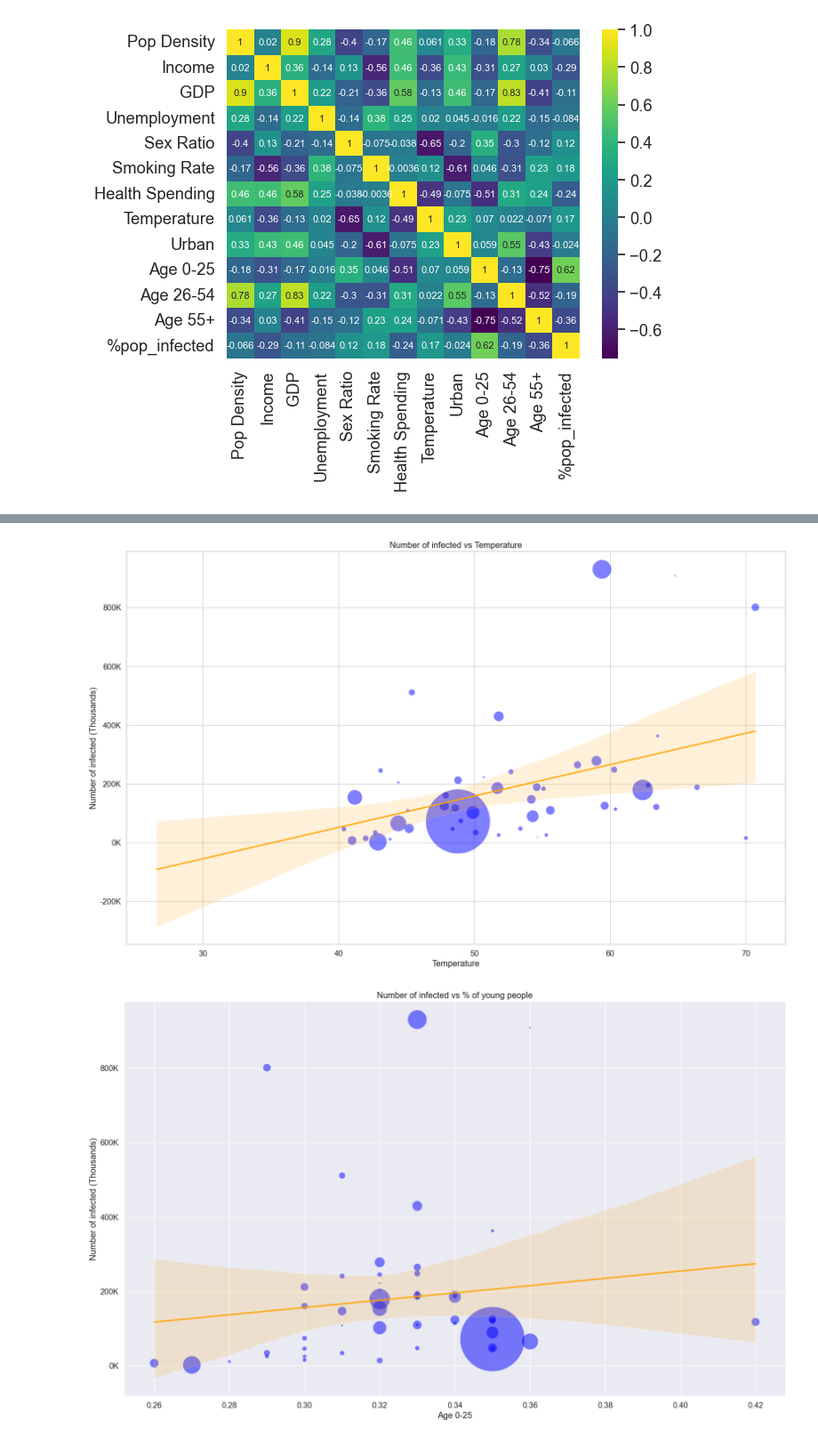
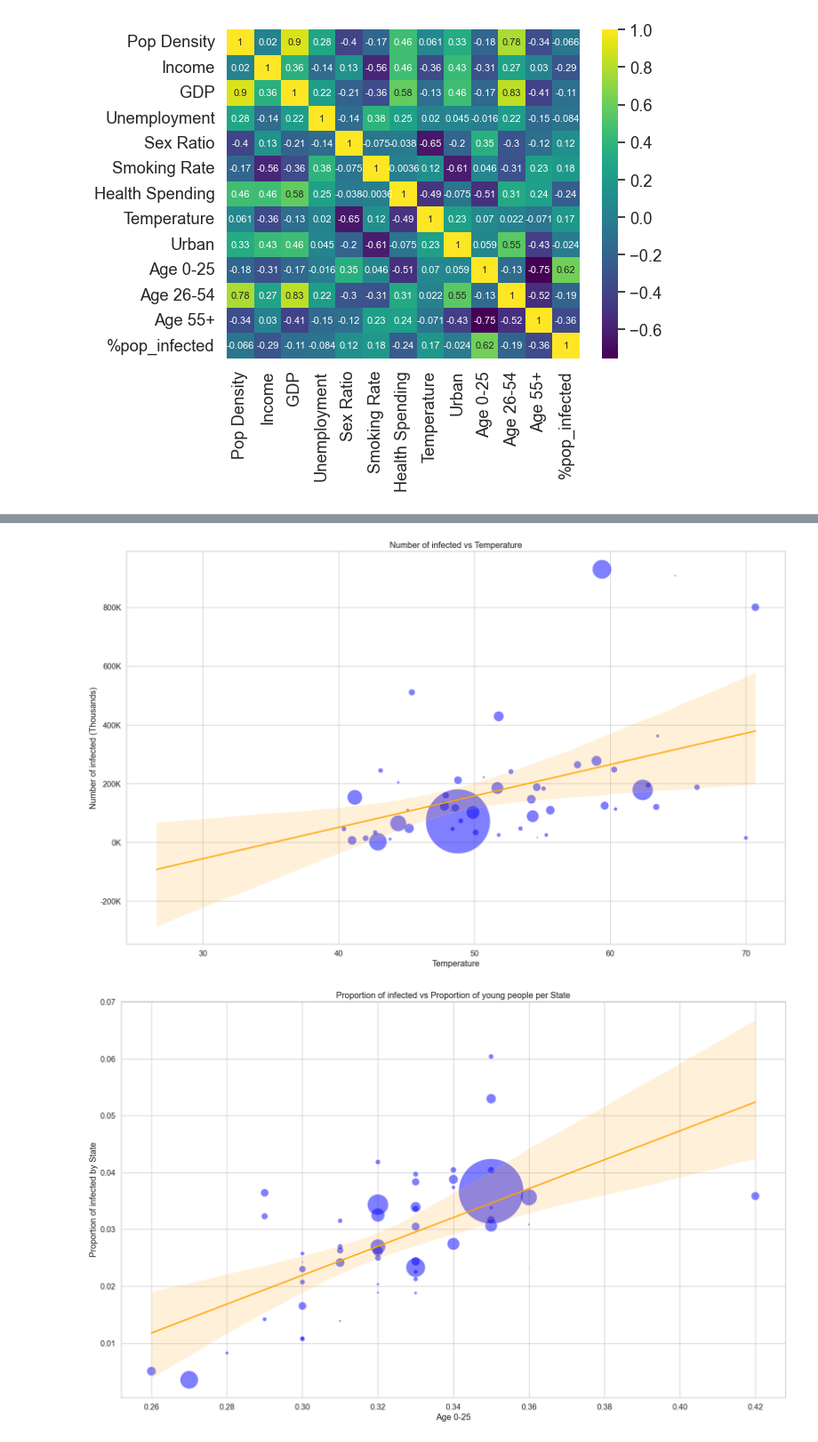
Before and after one commit to ollie-gats/BSE_brush_up_python_project, a Jupyter notebook: final_project_part1.ipynb, the cells around one changed output, grey strips where cells are left out. Shown at 89% size. Drawn from its saved outputs; the diff is of its cells as text; code cells hidden in the pictures.

Commit message:
Modification to plots

```diff
--- a/final_project_part1.ipynb
+++ b/final_project_part1.ipynb
@@ -216,50 +213,34 @@ sns.set_style("whitegrid")
 
 plt.figure(figsize=(20,12))
 
 sns.scatterplot(x='Temperature', y='Infected', data=states_data, size='Pop Density', sizes=states_data['Pop Density'].to_list(), color='Blue', alpha=0.5, legend=False)
 sns.regplot(x='Temperature', y='Infected', data=states_data, scatter=False, color='Orange', label='Regression Line')
 plt.xlabel('Temperature')
 plt.ylabel('Number of infected (Thousands)')
 plt.title('Number of infected vs Temperature')
 
 def thousands_formatter(x, pos):
     return f'{x/1e3:.0f}K'
 
 formatter = FuncFormatter(thousands_formatter)
 plt.gca().yaxis.set_major_formatter(formatter)
 
 plt.show()
 
-#Relation between percentage of young people (0-25) and infected (Julia)
-sns.set_theme(font_scale=1.2)
-plt.figure(figsize=(20,12))
-
-sns.scatterplot(x='Age 0-25', y='Infected', data=states_data, size='Pop Density', sizes=states_data['Pop Density'].to_list(), color='Blue', alpha=0.5, legend=False)
-sns.regplot(x='Age 0-25', y='Infected', data=states_data, scatter=False, color='Orange', label='Regression Line')
-plt.xlabel('Age 0-25')
-plt.ylabel('Number of infected (Thousands)')
-plt.title('Number of infected vs % of young people')
-
-def thousands_formatter(x, pos):
-    return f'{x/1e3:.0f}K'
-
-formatter = FuncFormatter(thousands_formatter)
-plt.gca().yaxis.set_major_formatter(formatter)
-
-plt.show()
 
 
 #Relation between percentage of young people (0-25) and proportion of infected
 sns.set_theme(font_scale=1.2)
+sns.set_style("whitegrid")
 plt.figure(figsize=(20,12))
 
 sns.scatterplot(x='Age 0-25', y='%pop_infected', data=states_data, size='Pop Density', sizes=states_data['Pop Density'].to_list(), color='Blue', alpha=0.5, legend=False)
 sns.regplot(x='Age 0-25', y='%pop_infected', data=states_data, scatter=False, color='Orange', label='Regression Line')
 plt.xlabel('Age 0-25')
-plt.ylabel('% of infected')
-plt.title('% of infected vs % of young people')
+plt.ylabel('Proportion of infected by State')
+plt.title('Proportion of infected vs Proportion of young people per State')
 
 plt.show()
 # %% [output]
 [figure]
-[figure, old version]
+[figure, new version]
```
Also changed, not shown: parts of 3 cells of this notebook.
